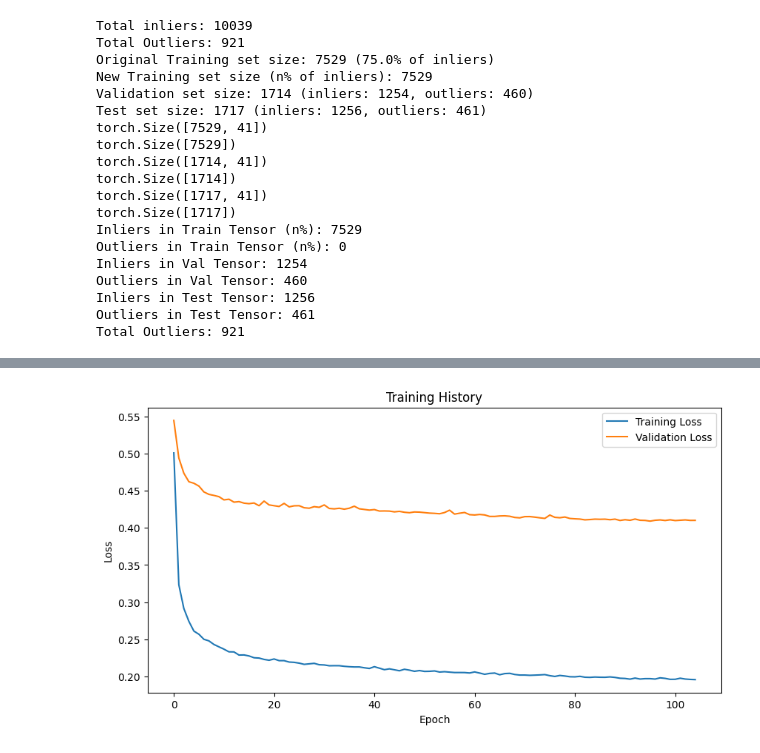
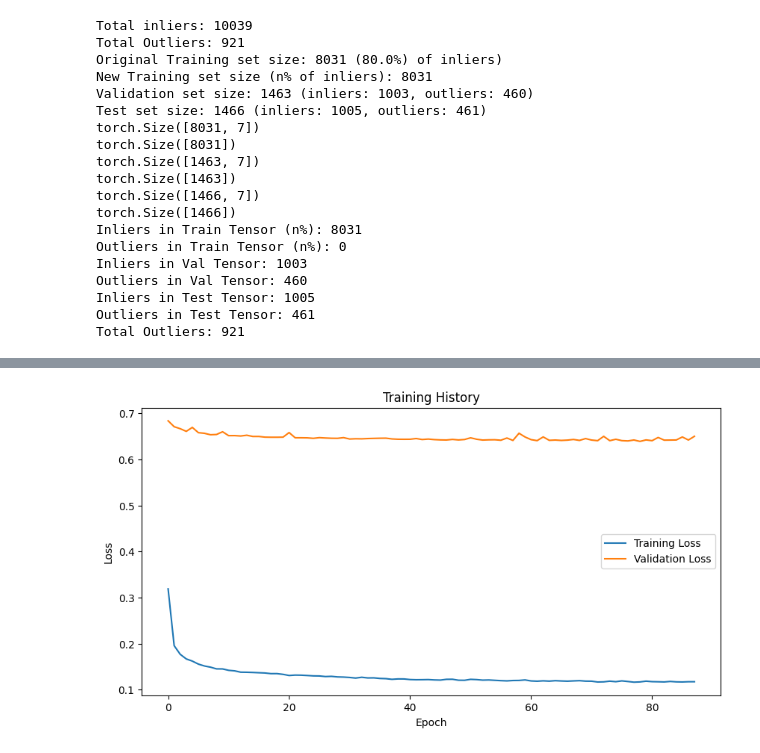
Before and after one commit to gebriell/kaggle_transformer, a Jupyter notebook: anomaly-detection.ipynb, the cells around one changed output, grey strips where cells are left out. Saved outputs shown, nothing was run; the diff lists cells and outputs as text; code cells hidden in the pictures.

```diff
--- a/anomaly-detection.ipynb
+++ b/anomaly-detection.ipynb
@@ -57,9 +58,20 @@ CUDA is not available.
 # Read data and get basic info
 data = pd.read_csv("/kaggle/input/anomaly/amonaly.csv")
 
-# Exclude unneccesary columns 0, 42, and 43
-zscore_cols = [col for col in data.columns if '_zscore' in col]
-data = data.drop(columns=zscore_cols + ['seq_id_global', 'LabelName', 'Unnamed: 0'], axis=1, errors='ignore')
+# Exclude unneccesary columns
+# zscore_cols = [col for col in data.columns if '_zscore' in col]
+# data = data.drop(columns=zscore_cols + ['seq_id_global', 'LabelName', 'Unnamed: 0'], axis=1, errors='ignore')
+# data = data.drop(columns=zscore_cols + ['function_type', 'id'], axis=1, errors='ignore')
+
+data = data[['curvature_mean', 'distance_mean', 'atanlen_sum',
+           'dx_mean', 'sinuosity_sum', 'dy_mean',
+           'atanlen_mean', 'outlier']]
+
+# data = data[['distance_sum', 'distance_mean', 'distance_max', 'atanlen_mean',
+#              'dx_mean', 'dy_mean', 'curvature_max',
+#              'total_path_sum', 'total_path_mean', 'total_path_max',
+#              'straight_line_sum', 'sinuosity_sum', 'sinuosity_mean', 'sinuosity_max',
+#              'outlier']]
 
 # Sort by outlier column
 data_sorted = data.sort_values('outlier')
@@ -67,9 +79,12 @@ data_sorted = data.sort_values('outlier')
 # Get total count of inliers (0s)
 inliers_count = (data_sorted['outlier'] == 0).sum()
 
-# Calculate split sizes based on total inliers (75%, 12.5%, 12.5%)
-train_size = int(0.75 * inliers_count)
-val_size = int(0.125 * inliers_count)
+# i_size, o_size = 0.75, 0.125 # (75%, 12.5%, 12.5%)
+i_size, o_size = 0.8, 0.1 # (80%, 10%, 10%)
+
+# Calculate split sizes based on total inliers (80%, 10%, 10%)
+train_size = int(i_size * inliers_count)
+val_size = int(o_size * inliers_count)
 
 # Split remaining inliers and outliers
 val_inliers = data_sorted.iloc[train_size:train_size+val_size]
@@ -160,7 +175,7 @@ test_dataloader = DataLoader(test_dataset, batch_size=batch_size, shuffle=shuffl
 # -----------------------------------------------------
 print(f"Total inliers: {inliers_count}")
 print(f"Total Outliers: {total_outliers}")
-print(f"Original Training set size: {train_size} (75.0% of inliers)")
+print(f"Original Training set size: {train_size} ({i_size * 100}%) of inliers)")
 print(f"New Training set size (n% of inliers): {len(train_data_n)}")
 print(f"Validation set size: {len(val_data)} (inliers: {len(val_inliers)}, outliers: {len(val_outliers)})")
 print(f"Test set size: {len(test_data)} (inliers: {len(test_inliers)}, outliers: {len(test_outliers)})")
@@ -186,21 +201,21 @@ print(f"Total Outliers: {(data_sorted['outlier'] == 1).sum()}")
 # %% [output]
 Total inliers: 10039
 Total Outliers: 921
-Original Training set size: 7529 (75.0% of inliers)
-New Training set size (n% of inliers): 7529
-Validation set size: 1714 (inliers: 1254, outliers: 460)
-Test set size: 1717 (inliers: 1256, outliers: 461)
-torch.Size([7529, 41])
-torch.Size([7529])
-torch.Size([1714, 41])
-torch.Size([1714])
-torch.Size([1717, 41])
-torch.Size([1717])
-Inliers in Train Tensor (n%): 7529
+Original Training set size: 8031 (80.0%) of inliers)
+New Training set size (n% of inliers): 8031
+Validation set size: 1463 (inliers: 1003, outliers: 460)
+Test set size: 1466 (inliers: 1005, outliers: 461)
+torch.Size([8031, 7])
+torch.Size([8031])
+torch.Size([1463, 7])
+torch.Size([1463])
+torch.Size([1466, 7])
+torch.Size([1466])
+Inliers in Train Tensor (n%): 8031
 Outliers in Train Tensor (n%): 0
-Inliers in Val Tensor: 1254
+Inliers in Val Tensor: 1003
 Outliers in Val Tensor: 460
-Inliers in Test Tensor: 1256
+Inliers in Test Tensor: 1005
 Outliers in Test Tensor: 461
 Total Outliers: 921
 # %%
@@ -223,12 +238,8 @@ class EnhancedAutoencoderFunctional(nn.Module):
         self.encoder_bn2 = nn.BatchNorm1d(64)
         self.encoder_fc3 = nn.Linear(64, latent_dim)
         self.encoder_bn3 = nn.BatchNorm1d(latent_dim)
-        # self.encoder_fc4 = nn.Linear(latent_dim, 16)
-        # self.encoder_bn4 = nn.BatchNorm1d(16)
 
         # # Decoder layers
-        # self.decoder_fc4 = nn.Linear(16, latent_dim)
-        # self.decoder_bn4 = nn.BatchNorm1d(latent_dim)
         self.decoder_fc1 = nn.Linear(latent_dim, 64)
         self.decoder_bn1 = nn.BatchNorm1d(64)
         self.decoder_fc2 = nn.Linear(64, 128)
@@ -284,7 +295,7 @@ class EnhancedAutoencoderFunctional(nn.Module):
     def forward(self, x):
         encoded = self.encode(x)
         decoded = self.decode(encoded)
-        return decoded
+        return decoded, encoded
 # %%
 # 6. Model Instantiation
 # ---------------------------------------
@@ -338,7 +435,7 @@ def train_model(model, train_loader, val_loader, criterion, optimizer, scheduler
             batch_features = batch_features.to(device)
 
             # Forward pass
-            outputs = model(batch_features)
+            outputs, _ = model(batch_features)
             loss = criterion(outputs, batch_features)
 
             # Backward pass and optimize
@@ -358,7 +455,7 @@ def train_model(model, train_loader, val_loader, criterion, optimizer, scheduler
         with torch.no_grad():
             for batch_features, _ in val_loader:
                 batch_features = batch_features.to(device)
-                outputs = model(batch_features)
+                outputs, _ = model(batch_features)
                 loss = criterion(outputs, batch_features)
                 val_loss += loss.item()
 
@@ -423,2 +521,2 @@ Early stopping triggered at epoch 106
-[figure, old version]
+[figure, new version]
 # %%
```
Also changed, not shown: parts of 9 cells of this notebook.
